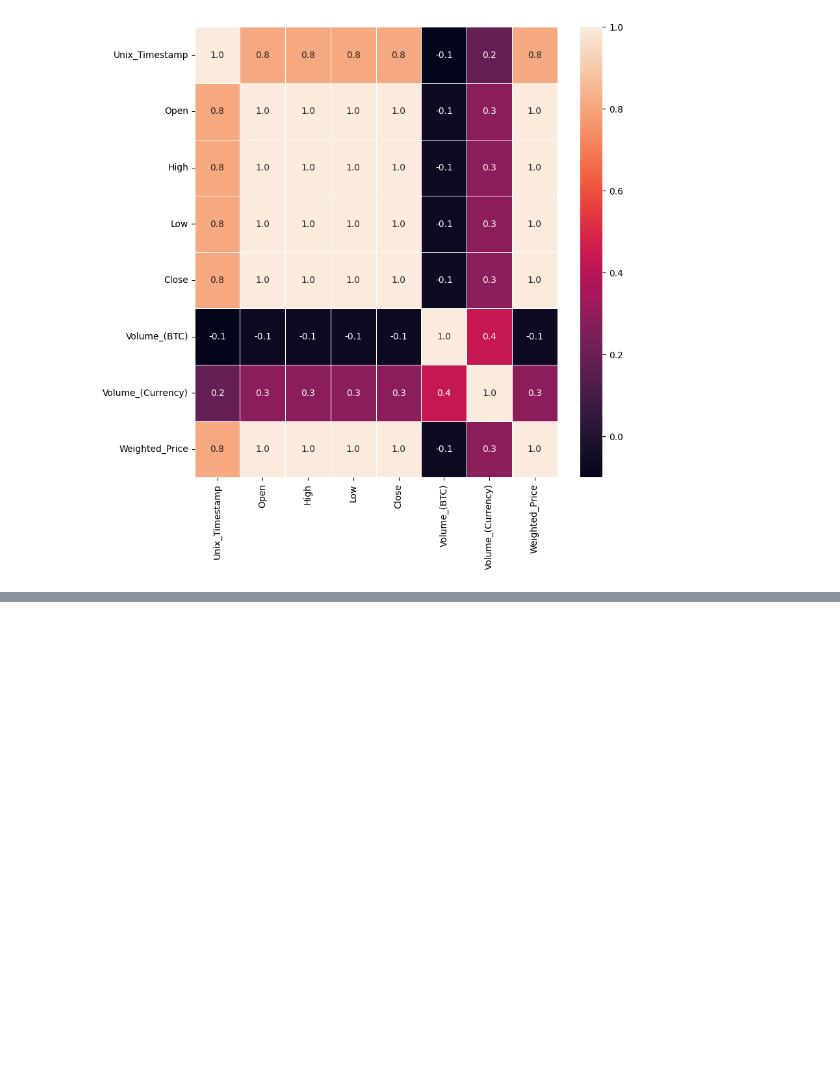
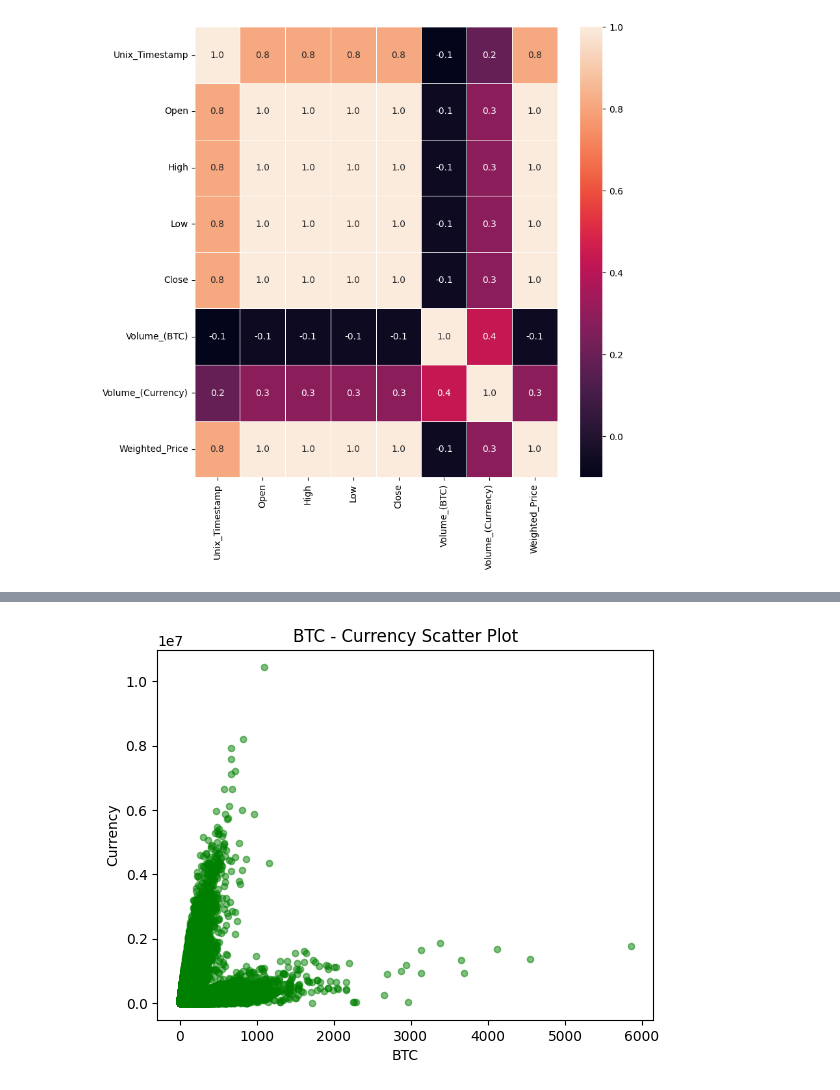
Before and after one commit to taytran1510/Lab_DeepLearning_CS, a Jupyter notebook: Lab4_Blockchain.ipynb, the cells around one changed output, grey strips where cells are left out. Cells and saved outputs as stored; diff of their text form; code cells hidden in the pictures; blank space fills up the shorter version.

```diff
--- a/Lab4_Blockchain.ipynb
+++ b/Lab4_Blockchain.ipynb
@@ -138,0 +161,10 @@ plt.show()
+# %%
+# Scatter Plot
+# x = Volume_(BTC), y = Volume_(Currency)
+df.plot(kind='scatter', x='Volume_(BTC)', y='Volume_(Currency)',alpha = 0.5,color = 'green')
+plt.xlabel('BTC')
+plt.ylabel('Currency')
+plt.title('BTC - Currency Scatter Plot')
+plt.show()
+# %% [output]
+[figure, added]
```
Also changed, not shown: parts of 15 cells of this notebook.
